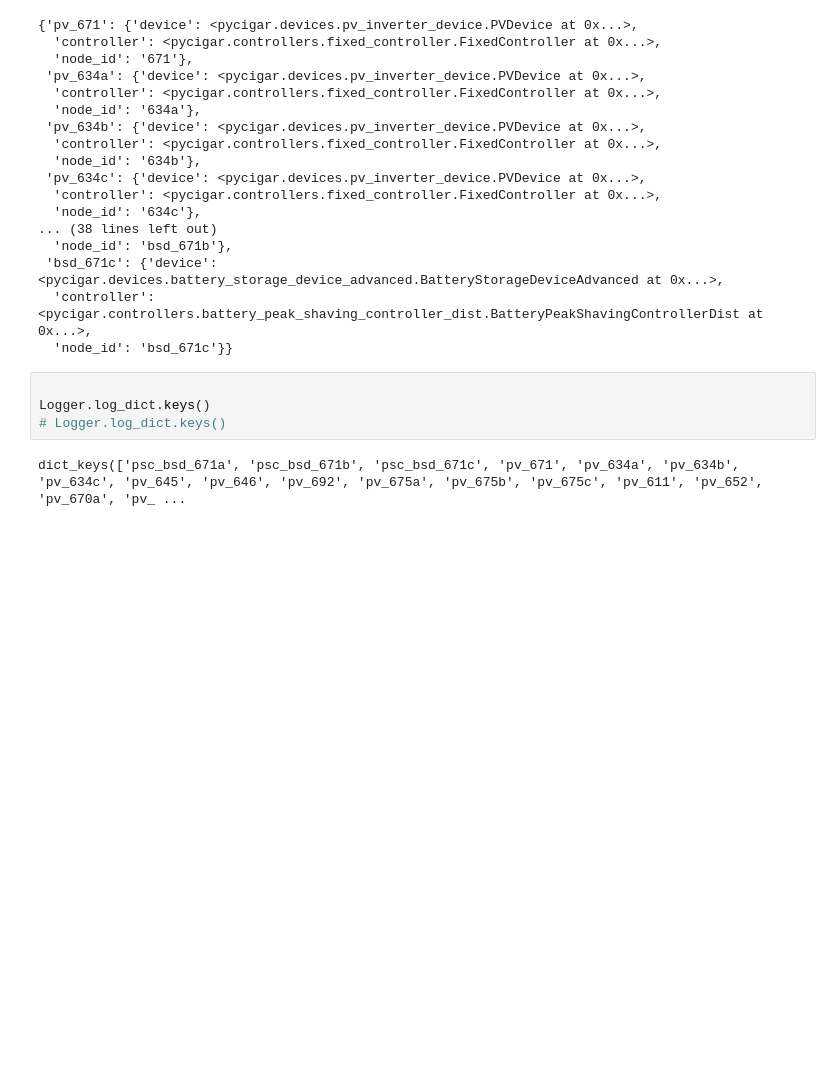
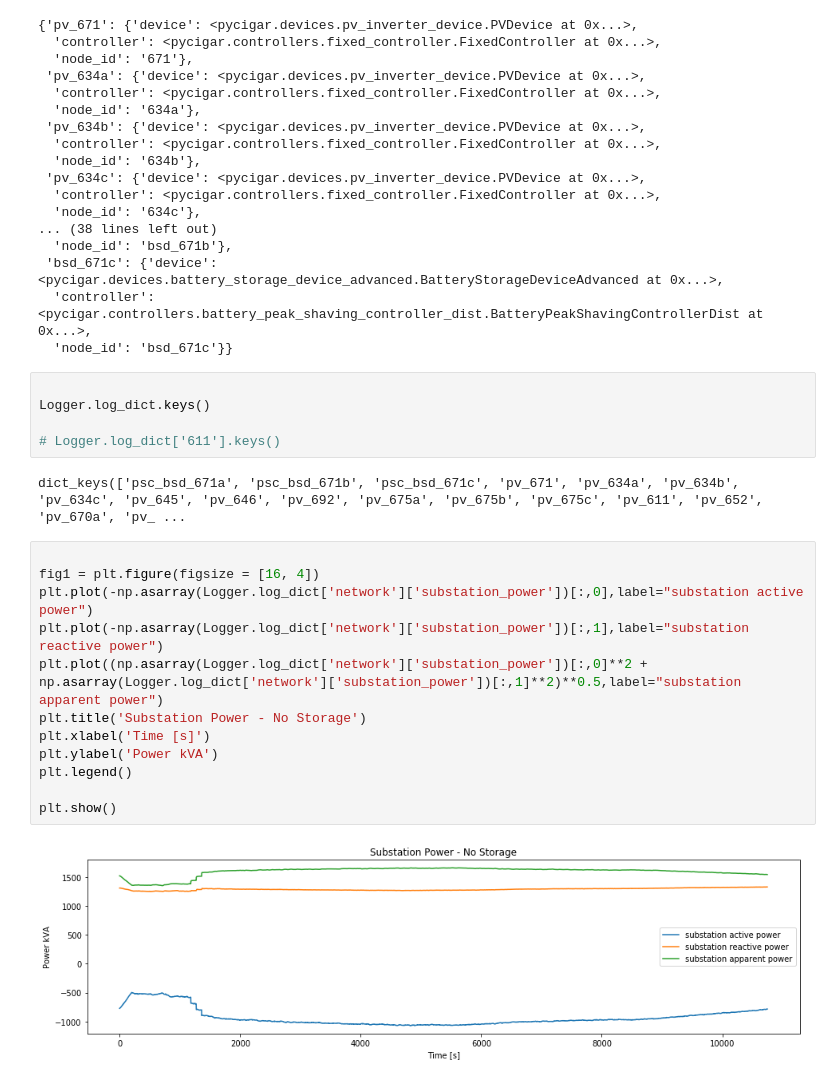
Before and after one commit to lbnl-cybersecurity/ceds-cigar, a Jupyter notebook: pycigar/zzz/Battery_Storage_Controller_Test_IEEE_13.ipynb, the cells around one changed output. Cells and saved outputs as stored; diff of their text form; blank space fills up the shorter version.

Commit message:
add no storage to simulations

```diff
--- a/pycigar/zzz/Battery_Storage_Controller_Test_IEEE_13.ipynb
+++ b/pycigar/zzz/Battery_Storage_Controller_Test_IEEE_13.ipynb
@@ -209,9 +185,24 @@ env.k.device.devices
 # %%
 
 Logger.log_dict.keys()
-# Logger.log_dict.keys()
+
+# Logger.log_dict['611'].keys()
 # %% [output]
 dict_keys(['psc_bsd_671a', 'psc_bsd_671b', 'psc_bsd_671c', 'pv_671', 'pv_634a', 'pv_634b', 'pv_634c', 'pv_645', 'pv_646', 'pv_692', 'pv_675a', 'pv_675b', 'pv_675c', 'pv_611', 'pv_652', 'pv_670a', 'pv_ ...
+# %%
+
+fig1 = plt.figure(figsize = [16, 4])
+plt.plot(-np.asarray(Logger.log_dict['network']['substation_power'])[:,0],label="substation active power")
+plt.plot(-np.asarray(Logger.log_dict['network']['substation_power'])[:,1],label="substation reactive power")
+plt.plot((np.asarray(Logger.log_dict['network']['substation_power'])[:,0]**2 + np.asarray(Logger.log_dict['network']['substation_power'])[:,1]**2)**0.5,label="substation apparent power")
+plt.title('Substation Power - No Storage')
+plt.xlabel('Time [s]')
+plt.ylabel('Power kVA')
+plt.legend()
+
+plt.show()
+# %% [output]
+[figure, added]
 # %%
 Logger.log_dict['bsd_671a'].keys()
 # Logger.log_dict['bsd_1']['SOC']
```
Also changed, not shown: parts of 8 cells of this notebook, 4 other files.
